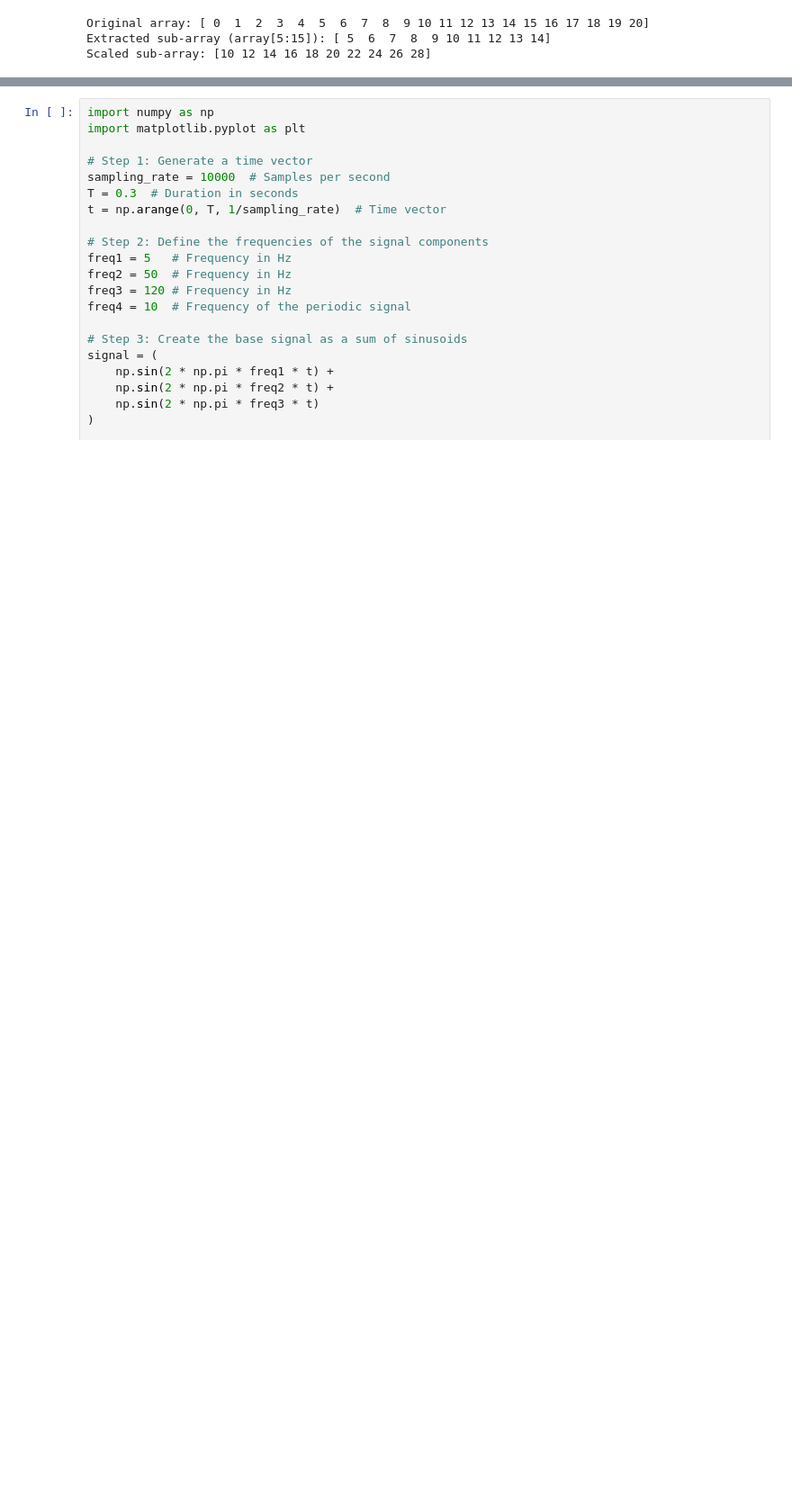
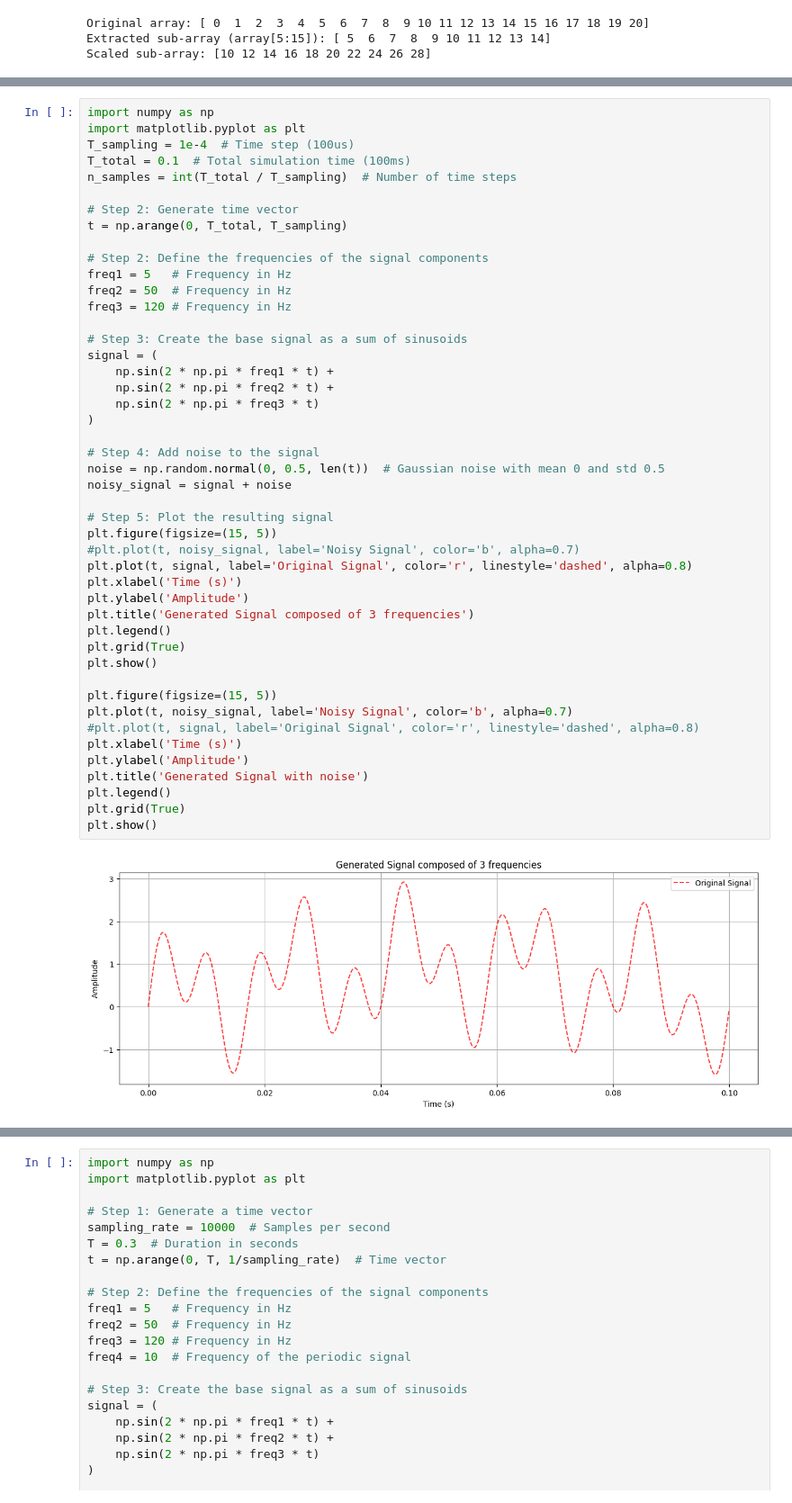
Before and after one commit to FCTheWall/ClementFrancois_NemethLoris_Lab2_SignalProcessing, a Jupyter notebook: ClementFrancois_NemethLoris_Lab2_SignalProcessing/ClementFrancois_NemethLoris_Lab2_JupyterNotebook.ipynb, the cells around one changed output, grey strips where cells are left out. Shown: that part at 90% size. Saved outputs shown, nothing was run; the diff lists cells and outputs as text; blank space fills up the shorter version.

```diff
--- a/ClementFrancois_NemethLoris_Lab2_SignalProcessing/ClementFrancois_NemethLoris_Lab2_JupyterNotebook.ipynb
+++ b/ClementFrancois_NemethLoris_Lab2_SignalProcessing/ClementFrancois_NemethLoris_Lab2_JupyterNotebook.ipynb
@@ -40,0 +54,48 @@ several periods of the signal.
+# %%
+import numpy as np
+import matplotlib.pyplot as plt
+T_sampling = 1e-4  # Time step (100us)
+T_total = 0.1  # Total simulation time (100ms)
+n_samples = int(T_total / T_sampling)  # Number of time steps
+
+# Step 2: Generate time vector
+t = np.arange(0, T_total, T_sampling)
+
+# Step 2: Define the frequencies of the signal components
+freq1 = 5   # Frequency in Hz
+freq2 = 50  # Frequency in Hz
+freq3 = 120 # Frequency in Hz
+
+# Step 3: Create the base signal as a sum of sinusoids
+signal = (
+    np.sin(2 * np.pi * freq1 * t) +
+    np.sin(2 * np.pi * freq2 * t) +
+    np.sin(2 * np.pi * freq3 * t)
+)
+
+# Step 4: Add noise to the signal
+noise = np.random.normal(0, 0.5, len(t))  # Gaussian noise with mean 0 and std 0.5
+noisy_signal = signal + noise
+
+# Step 5: Plot the resulting signal
+plt.figure(figsize=(15, 5))
+#plt.plot(t, noisy_signal, label='Noisy Signal', color='b', alpha=0.7)
+plt.plot(t, signal, label='Original Signal', color='r', linestyle='dashed', alpha=0.8)
+plt.xlabel('Time (s)')
+plt.ylabel('Amplitude')
+plt.title('Generated Signal composed of 3 frequencies')
+plt.legend()
+plt.grid(True)
+plt.show()
+
+plt.figure(figsize=(15, 5))
+plt.plot(t, noisy_signal, label='Noisy Signal', color='b', alpha=0.7)
+#plt.plot(t, signal, label='Original Signal', color='r', linestyle='dashed', alpha=0.8)
+plt.xlabel('Time (s)')
+plt.ylabel('Amplitude')
+plt.title('Generated Signal with noise')
+plt.legend()
+plt.grid(True)
+plt.show()
+# %% [output]
+[figure, added]
```
Also changed, not shown: parts of 19 cells of this notebook.
